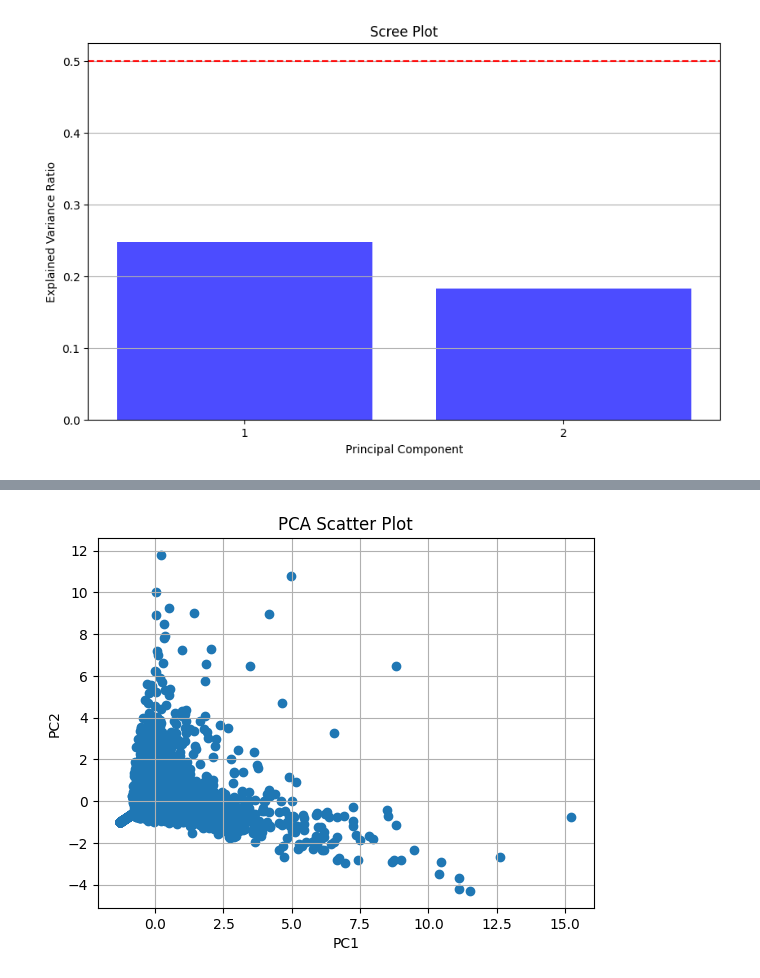
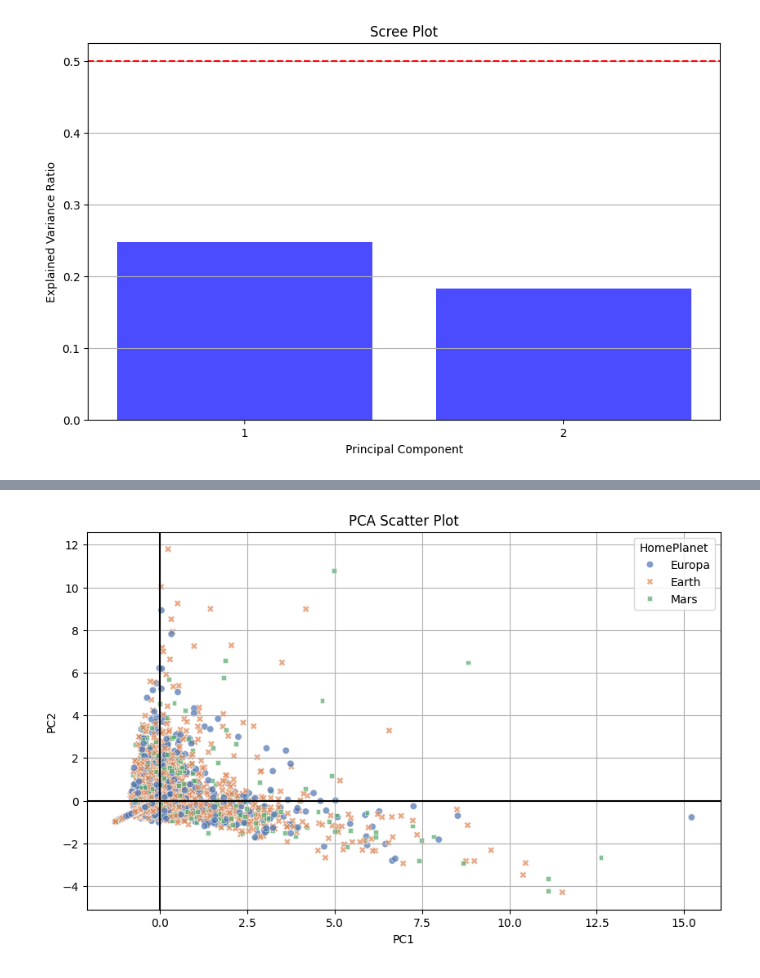
Before and after one commit to pkingGMU/spaceship-titanic, a Jupyter notebook: spaceship_titanic.ipynb, the cells around one changed output, grey strips where cells are left out. Drawn from its saved outputs; the diff is of its cells as text; code cells hidden in the pictures.

Commit message:
introduced seaborn and removed age from PCA analysis

```diff
--- a/spaceship_titanic.ipynb
+++ b/spaceship_titanic.ipynb
@@ -116,6 +118,8 @@ PCA Analysis
 # Features I want to look at
 features = train[['Age','RoomService', 'FoodCourt', 'ShoppingMall', 'Spa', 'VRDeck']]
 
+testing_variable = 'HomePlanet'
+
 features.head()
 # %% [output]
 |  | Age | RoomService | FoodCourt | ShoppingMall | Spa | VRDeck |
@@ -185,7 +234,7 @@ plt.show()
 [figure]
 # %%
 # Combine with PassengerId
-pca_scores = pd.concat([train[['VIP']], pca_df], axis=1)
+pca_scores = pd.concat([train[[testing_variable]], pca_df], axis=1)
 
 # Display the first few rows of the final DataFrame
 print(pca_scores.head())
@@ -212,12 +261,19 @@ dtype: int64
 # %%
 pca_scores = pca_scores.dropna()
 # %%
-# Scatter plot of PCA scores
-plt.scatter(pca_scores['PC1'], pca_scores['PC2'])
+# Create a scatter plot of PCA scores using Seaborn
+plt.figure(figsize=(10, 6))
+sns.scatterplot(data=pca_scores, x='PC1', y='PC2', hue='HomePlanet', style='HomePlanet', palette='deep', alpha=0.7)
+
+# Customize the plot
+plt.axhline(0, color='black', linewidth=1.5)
+plt.axvline(0, color='black', linewidth=1.5)
 plt.xlabel('PC1')
 plt.ylabel('PC2')
 plt.title('PCA Scatter Plot')
 plt.grid()
+
+# Show the plot
 plt.show()
 # %% [output]
-[figure, old version]
+[figure, new version]
```
Also changed, not shown: parts of 8 cells of this notebook.
